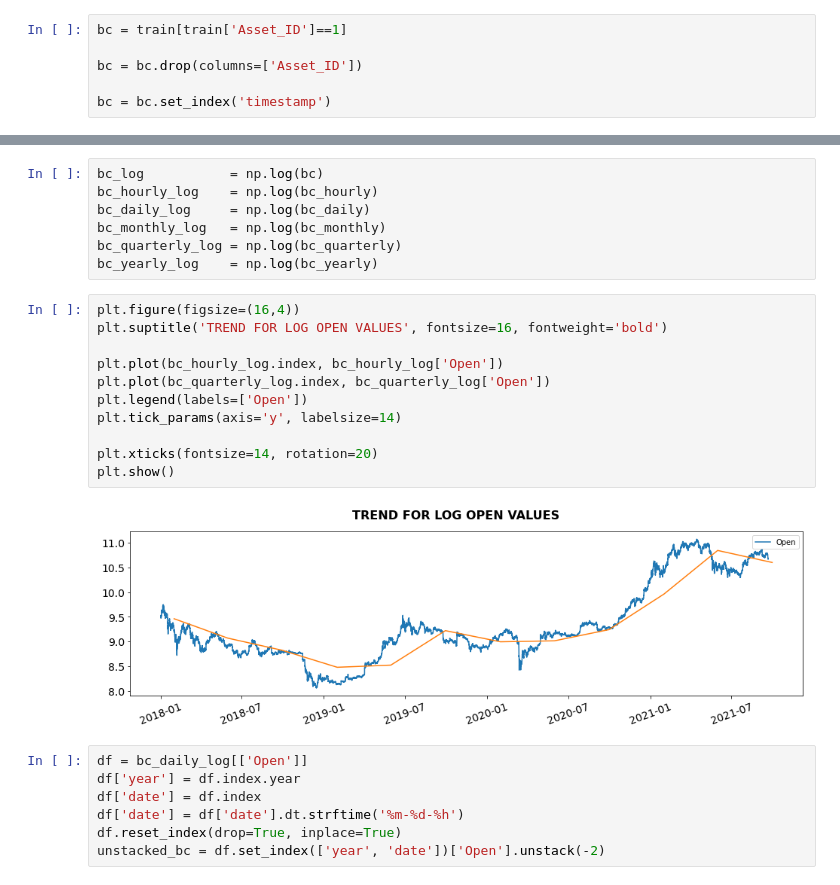
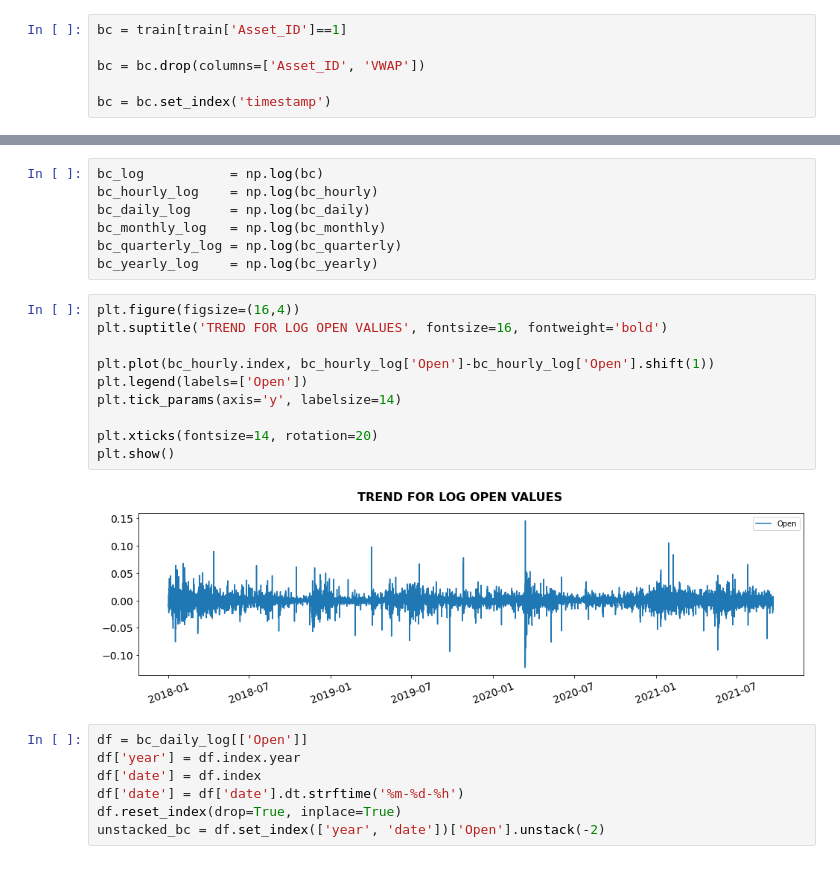
Before and after one commit to tfranza/crypto-forecasting, a Jupyter notebook: eda.ipynb, the cells around one changed output, grey strips where cells are left out. Saved outputs shown, nothing was run; the diff lists cells and outputs as text.

```diff
--- a/eda.ipynb
+++ b/eda.ipynb
@@ -146,7 +146,7 @@ Let's focus on only the Bitcoin time series and carry out some visualization and
 # %%
 bc = train[train['Asset_ID']==1]
 
-bc = bc.drop(columns=['Asset_ID'])
+bc = bc.drop(columns=['Asset_ID', 'VWAP'])
 
 bc = bc.set_index('timestamp')
 # %%
@@ -209,16 +258,15 @@ bc_yearly_log    = np.log(bc_yearly)
 # %%
 plt.figure(figsize=(16,4))
 plt.suptitle('TREND FOR LOG OPEN VALUES', fontsize=16, fontweight='bold')
 
-plt.plot(bc_hourly_log.index, bc_hourly_log['Open'])
-plt.plot(bc_quarterly_log.index, bc_quarterly_log['Open'])
+plt.plot(bc_hourly.index, bc_hourly_log['Open']-bc_hourly_log['Open'].shift(1))
 plt.legend(labels=['Open'])
 plt.tick_params(axis='y', labelsize=14)
 
 plt.xticks(fontsize=14, rotation=20)
 plt.show()
 # %% [output]
-[figure, old version]
+[figure, new version]
 # %%
 df = bc_daily_log[['Open']]
 df['year'] = df.index.year
```
Also changed, not shown: parts of 16 cells of this notebook.
